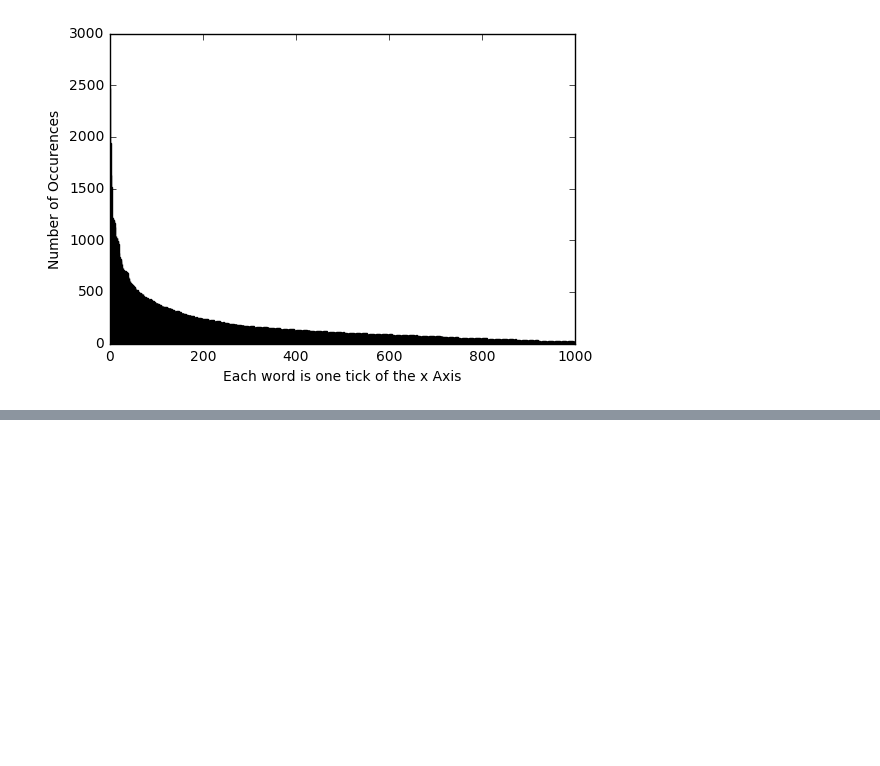
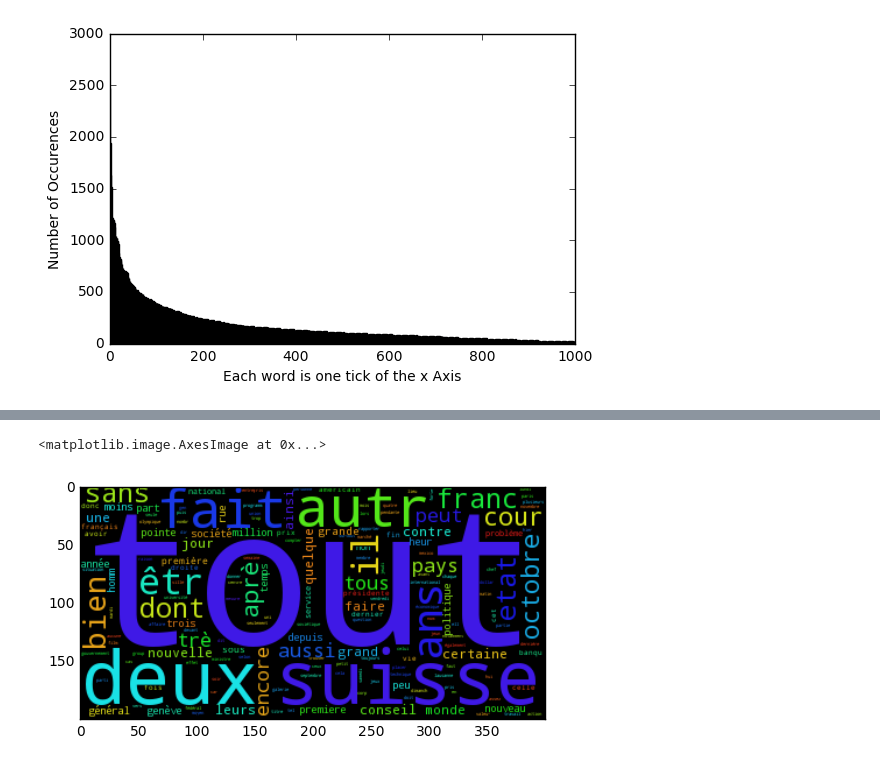
Before and after one commit to ThomVett/Project_ADA, a Jupyter notebook: Visualizations.ipynb, the cells around one changed output, grey strips where cells are left out. Saved outputs shown, nothing was run; the diff lists cells and outputs as text; code cells hidden in the pictures; blank space fills up the shorter version.

```diff
--- a/Visualizations.ipynb
+++ b/Visualizations.ipynb
@@ -170,0 +218,5 @@ numWords
+# %%
+plt.imshow(wordcloud)
+# %% [output]
+<matplotlib.image.AxesImage at 0x...>
+[figure, added]
```
Also changed, not shown: parts of 14 cells of this notebook, 1 other file.
